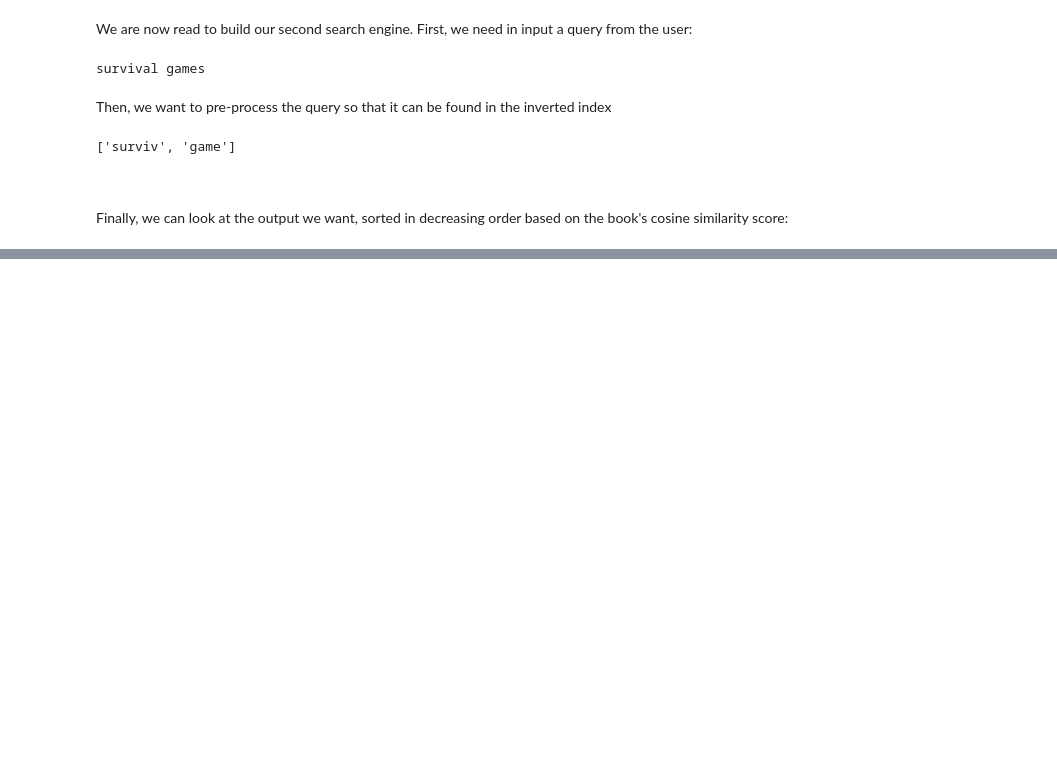
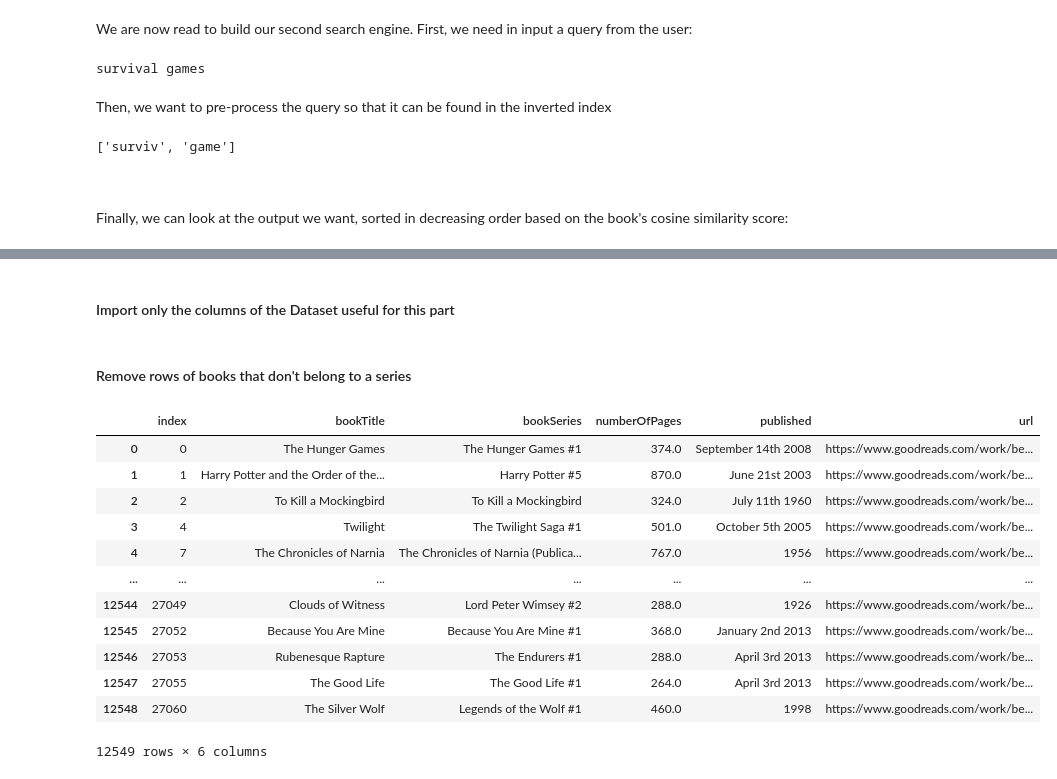
Before and after one commit to giuliacasale/ADM-HW3, a Jupyter notebook: HW3.ipynb, the cells around one changed output, grey strips where cells are left out. Saved outputs shown, nothing was run; the diff lists cells and outputs as text; code cells hidden in the pictures; blank space fills up the shorter version.

```diff
--- a/HW3.ipynb
+++ b/HW3.ipynb
@@ -268,0 +257,26 @@ output2
+# %% [markdown]
+#### Import only the columns of the Dataset useful for this part
+# %%
+df = pd.read_csv("./data.csv", usecols= ['bookTitle','bookSeries','numberOfPages','published','url'])
+# %% [markdown]
+#### Remove rows of books that don't belong to a series
+# %%
+df = df.drop(df[df['bookSeries'].isnull()].index)
+# %%
+df = df.reset_index()
+# %%
+df
+# %% [output]
+|  | index | bookTitle | bookSeries | numberOfPages | published | url |
+| 0 | 0 | The Hunger Games | The Hunger Games #1 | 374.0 | September 14th 2008 | https://www.goodreads.com/work/be... |
+| 1 | 1 | Harry Potter and the Order of the... | Harry Potter #5 | 870.0 | June 21st 2003 | https://www.goodreads.com/work/be... |
+| 2 | 2 | To Kill a Mockingbird | To Kill a Mockingbird | 324.0 | July 11th 1960 | https://www.goodreads.com/work/be... |
+| 3 | 4 | Twilight | The Twilight Saga #1 | 501.0 | October 5th 2005 | https://www.goodreads.com/work/be... |
+| 4 | 7 | The Chronicles of Narnia | The Chronicles of Narnia (Publica... | 767.0 | 1956 | https://www.goodreads.com/work/be... |
+| ... | ... | ... | ... | ... | ... | ... |
+| 12544 | 27049 | Clouds of Witness | Lord Peter Wimsey #2 | 288.0 | 1926 | https://www.goodreads.com/work/be... |
+| 12545 | 27052 | Because You Are Mine | Because You Are Mine #1 | 368.0 | January 2nd 2013 | https://www.goodreads.com/work/be... |
+| 12546 | 27053 | Rubenesque Rapture | The Endurers #1 | 288.0 | April 3rd 2013 | https://www.goodreads.com/work/be... |
+| 12547 | 27055 | The Good Life | The Good Life #1 | 264.0 | April 3rd 2013 | https://www.goodreads.com/work/be... |
+| 12548 | 27060 | The Silver Wolf | Legends of the Wolf #1 | 460.0 | 1998 | https://www.goodreads.com/work/be... |
+12549 rows × 6 columns
```
Also changed, not shown: parts of 26 cells of this notebook.
